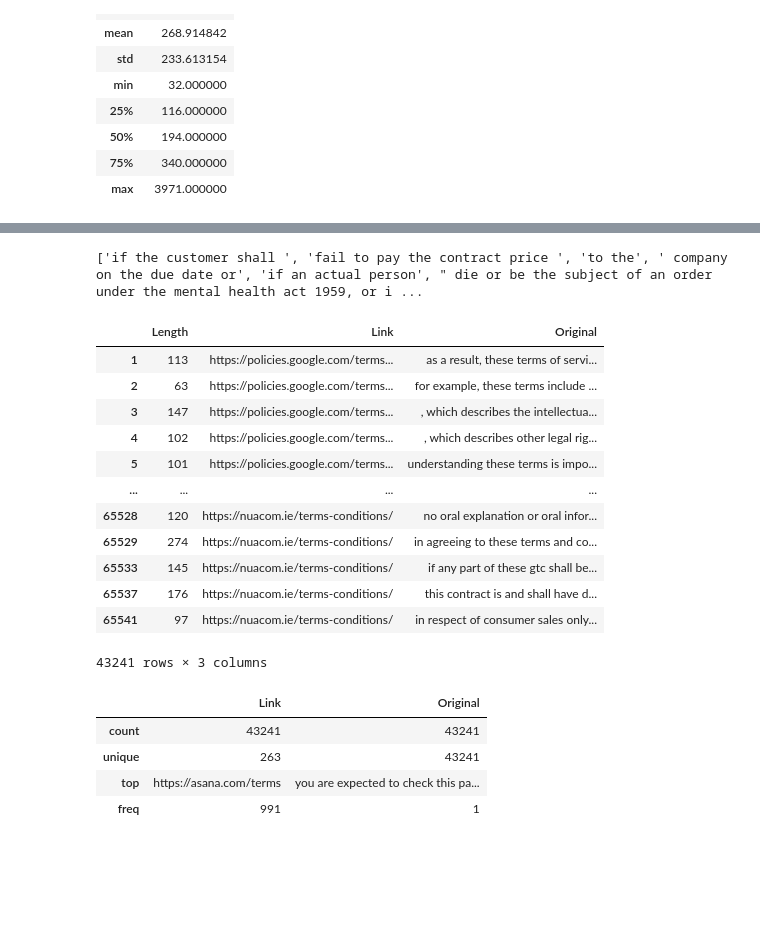
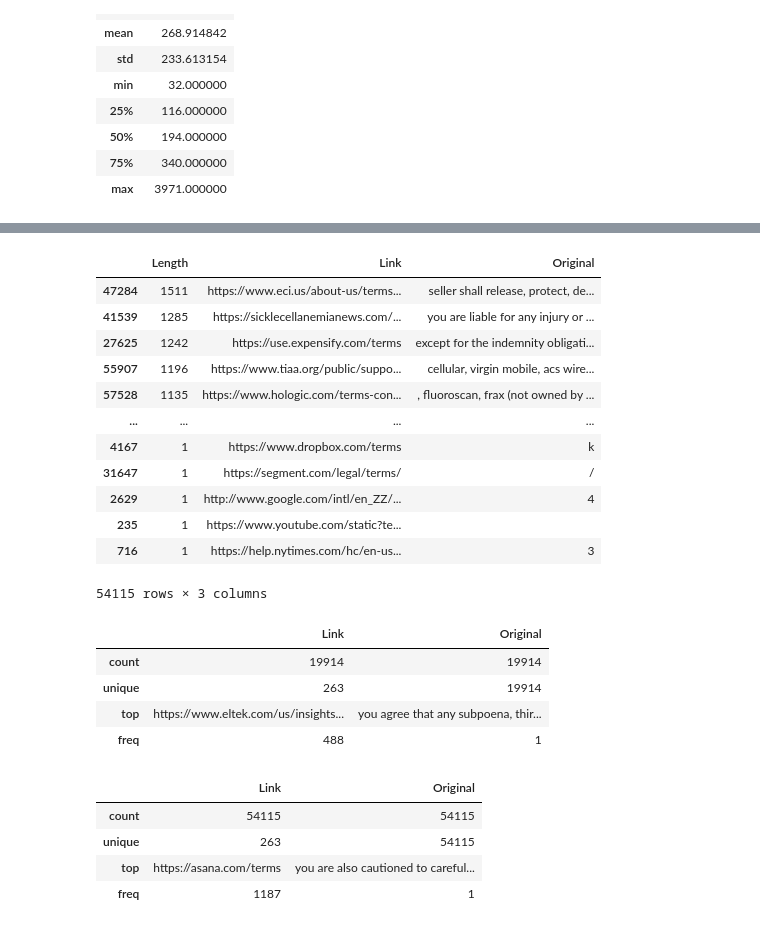
Before and after one commit to JLGGG/ToS-crawler, a Jupyter notebook: clear_sentence.ipynb, the cells around one changed output, grey strips where cells are left out. Cells and saved outputs as stored; diff of their text form; code cells hidden in the pictures; blank space fills up the shorter version.

```diff
--- a/clear_sentence.ipynb
+++ b/clear_sentence.ipynb
@@ -70,22 +69,18 @@ df_sorted = df_sorted.drop(columns=['Length', 'Processed'])
 # df_temp
 # %%
 import re
-def split_sentence(sentence):
-    t_list = re.split('[;.]', sentence)
+def split_sentence(s):
+    t_list = re.split('[;.]', s)
 
     return t_list
 
 def filter_roman_number(s):
     result = []
     for t in s:
-        if re.search('\(.\)', str(t)) != None:
-            result.append(list(filter(None, re.split('\(.\)', str(t).strip()))))
-        elif re.search('\(..\)', str(t)) != None:
-            result.append(list(filter(None, re.split('\(..\)', str(t).strip()))))
-        elif re.search('\(...\)', str(t)) != None:
-            result.append(list(filter(None, re.split('\(...\)', str(t).strip()))))
-        elif re.search('\(....\)', str(t)) != None:
-            result.append(list(filter(None, re.split('\(....\)', str(t).strip()))))
+        t_result = re.split(r'\(.\) | \(..\) | \(...\) | \(....\)', t)
+        result = result + t_result
+
+    result = list(filter(None, result))
     return result
 
 def make_new_row(plist, df_sorted_result):
@@ -126,50 +121,41 @@ df_sorted_result
-# %%
-# How to parse (i), (ii), and (iii)?
-#s = re.split('[;.]', "(a) if the customer shall fail to pay the contract price to the company on the due date or, if an actual person, die or be the subject of an order under the mental health act 1959, or if any distress or execution is levied upon the customer's property or assets or if the customer shall offer to make any scheme or arrangement with creditors or commit any act of bankruptcy or, being a company, has a receiver appointed for any part of its undertaking or assets or if a resolution for winding up shall be passed, then the company may treat all sums due or to become due on any delivery as immediately payable or suspend or cancel further deliveries or require payment in advance therefor or recover any products which are unsold wheresoever they are stored or treat the contract as repudiated by the customer but without prejudice to any other rights of the company")
-s = split_sentence("(i) if the customer shall (i) fail to pay the contract price ;to the (iiii) company on the due date or (ii) if an actual person. die or be the subject of an order under the mental health act 1959, or if any distress or execution is levied upon the customer's property or assets or if the customer shall offer to make any scheme or arrangement with creditors or commit any act of bankruptcy or, being a company, has a receiver appointed for any part of its (iii) undertaking or assets or if a resolution for winding up shall be passed, then the company may treat all sums due or to become due on any delivery as immediately payable or suspend or cancel further deliveries or require payment in advance therefor or recover any products which are unsold wheresoever they are stored or treat the contract as repudiated by the customer but without prejudice to any other rights of the company")
-def filter_roman_number(s):
-    result = []
-    for t in s:
-        t_result = re.split(r'\(.\) | \(..\) | \(...\) | \(....\)', t)
-        result = result + t_result
-
-    result = list(filter(None, result))
-    return result
-
-result = filter_roman_number(s)
-if not result:
-    print(s)
-else:
-    print(result)
-# %% [output]
-['if the customer shall ', 'fail to pay the contract price ', 'to the', ' company on the due date or', 'if an actual person', " die or be the subject of an order under the mental health act 1959, or i ...
 # %%
 df_sorted_result['Length'] = 0
 df_sorted_result['Length'] = df_sorted_result['Original'].apply(lambda x: len(x))
 df_sorted_result = df_sorted_result[['Length', 'Link', 'Original']]
-#df_sorted_result = df_sorted_result.sort_values(by='Length', ascending=False)
+df_sorted_result = df_sorted_result.sort_values(by='Length', ascending=False)
 df_sorted_result['Original'] = df_sorted_result['Original'].astype(str)
 df_sorted_result = df_sorted_result.drop_duplicates(['Original'])
 df_sorted_result
 # %% [output]
 |  | Length | Link | Original |
-| 1 | 113 | https://policies.google.com/terms... | as a result, these terms of servi... |
-| 2 | 63 | https://policies.google.com/terms... | for example, these terms include ... |
-| 3 | 147 | https://policies.google.com/terms... | , which describes the intellectua... |
-| 4 | 102 | https://policies.google.com/terms... | , which describes other legal rig... |
-| 5 | 101 | https://policies.google.com/terms... | understanding these terms is impo... |
+| 47284 | 1511 | https://www.eci.us/about-us/terms... | seller shall release, protect, de... |
+| 41539 | 1285 | https://sicklecellanemianews.com/... | you are liable for any injury or ... |
+| 27625 | 1242 | https://use.expensify.com/terms | except for the indemnity obligati... |
+| 55907 | 1196 | https://www.tiaa.org/public/suppo... | cellular, virgin mobile, acs wire... |
+| 57528 | 1135 | https://www.hologic.com/terms-con... | , fluoroscan, frax (not owned by ... |
 | ... | ... | ... | ... |
-| 65528 | 120 | https://nuacom.ie/terms-conditions/ | no oral explanation or oral infor... |
-| 65529 | 274 | https://nuacom.ie/terms-conditions/ | in agreeing to these terms and co... |
-| 65533 | 145 | https://nuacom.ie/terms-conditions/ | if any part of these gtc shall be... |
-| 65537 | 176 | https://nuacom.ie/terms-conditions/ | this contract is and shall have d... |
-| 65541 | 97 | https://nuacom.ie/terms-conditions/ | in respect of consumer sales only... |
+| 4167 | 1 | https://www.dropbox.com/terms | k |
+| 31647 | 1 | https://segment.com/legal/terms/ | / |
+| 2629 | 1 | http://www.google.com/intl/en_ZZ/... | 4 |
+| 235 | 1 | https://www.youtube.com/static?te... |  |
+| 716 | 1 | https://help.nytimes.com/hc/en-us... | 3 |
-43241 rows × 3 columns
+54115 rows × 3 columns
+# %%
+df_sorted = df_sorted[df_sorted['Original'] != '']
+df_sorted['Original'] = df_sorted['Original'].astype(str)
+df_sorted = df_sorted.drop_duplicates(['Original'])
+df_sorted.describe(include=object)
+# %% [output]
+|  | Link | Original |
+| count | 19914 | 19914 |
+| unique | 263 | 19914 |
+| top | https://www.eltek.com/us/insights... | you agree that any subpoena, thir... |
+| freq | 488 | 1 |
 # %%
 df_sorted_result.describe(include=object)
 # %% [output]
 |  | Link | Original |
-| count | 43241 | 43241 |
-| unique | 263 | 43241 |
-| top | https://asana.com/terms | you are expected to check this pa... |
-| freq | 991 | 1 |
+| count | 54115 | 54115 |
+| unique | 263 | 54115 |
+| top | https://asana.com/terms | you are also cautioned to careful... |
+| freq | 1187 | 1 |
```
Also changed, not shown: parts of 8 cells of this notebook.
